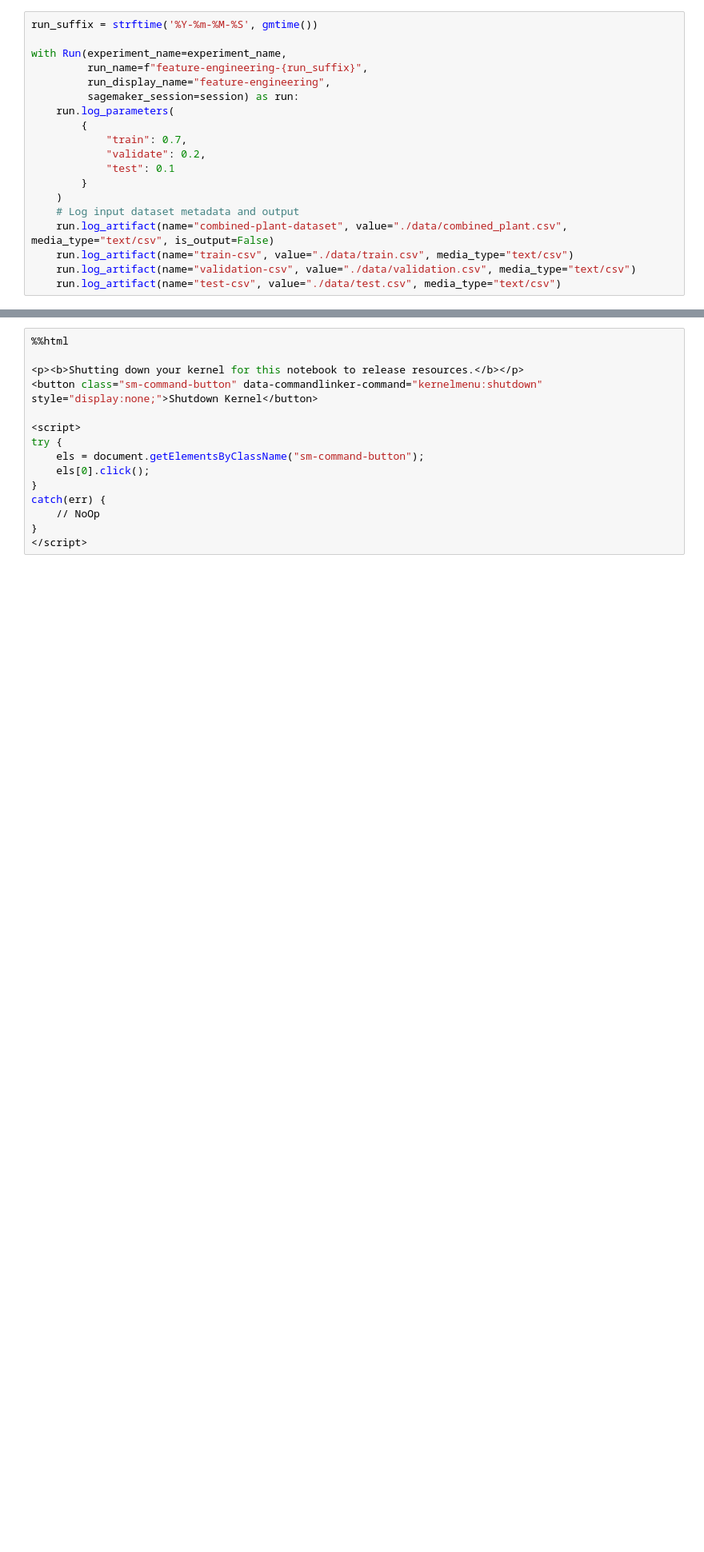
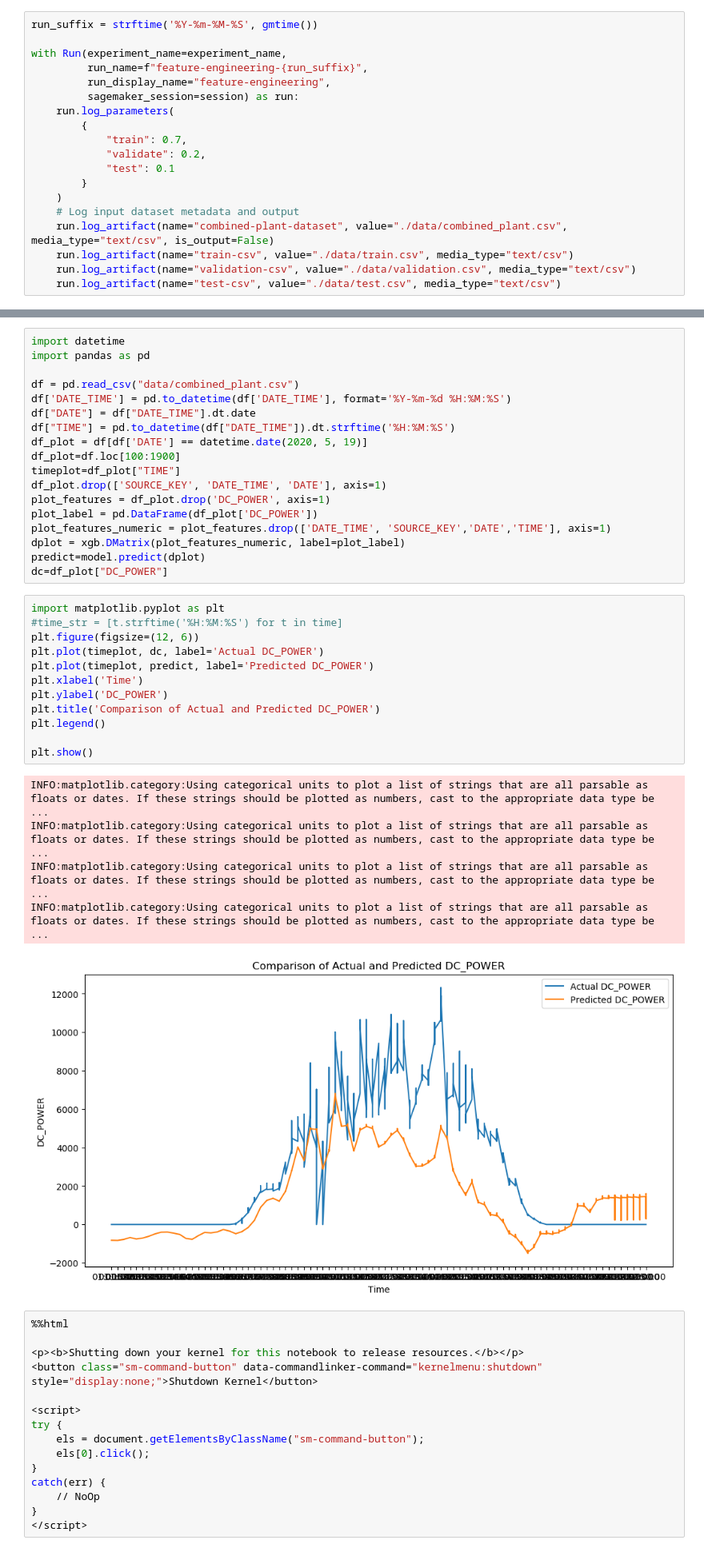
Before and after one commit to Maram99Alhinai/Solar-Power-Forecasting, a Jupyter notebook: solar_exp.ipynb, the cells around one changed output, grey strips where cells are left out. Shown at 80% size. Saved outputs shown, nothing was run; the diff lists cells and outputs as text; blank space fills up the shorter version.

Commit message:
clean the repo and add plot

```diff
--- a/solar_exp.ipynb
+++ b/solar_exp.ipynb
@@ -270,3 +278,39 @@ ResourceLimitExceeded: An error occurred (ResourceLimitExceeded) when calling th
+# %%
+import datetime
+import pandas as pd
+
+df = pd.read_csv("data/combined_plant.csv")
+df['DATE_TIME'] = pd.to_datetime(df['DATE_TIME'], format='%Y-%m-%d %H:%M:%S')
+df["DATE"] = df["DATE_TIME"].dt.date
+df["TIME"] = pd.to_datetime(df["DATE_TIME"]).dt.strftime('%H:%M:%S')
+df_plot = df[df['DATE'] == datetime.date(2020, 5, 19)]
+df_plot=df.loc[100:1900]
+timeplot=df_plot["TIME"]
+df_plot.drop(['SOURCE_KEY', 'DATE_TIME', 'DATE'], axis=1)
+plot_features = df_plot.drop('DC_POWER', axis=1)
+plot_label = pd.DataFrame(df_plot['DC_POWER'])
+plot_features_numeric = plot_features.drop(['DATE_TIME', 'SOURCE_KEY','DATE','TIME'], axis=1)
+dplot = xgb.DMatrix(plot_features_numeric, label=plot_label)
+predict=model.predict(dplot)
+dc=df_plot["DC_POWER"]
+# %%
+import matplotlib.pyplot as plt
+#time_str = [t.strftime('%H:%M:%S') for t in time]
+plt.figure(figsize=(12, 6))
+plt.plot(timeplot, dc, label='Actual DC_POWER')
+plt.plot(timeplot, predict, label='Predicted DC_POWER')
+plt.xlabel('Time')
+plt.ylabel('DC_POWER')
+plt.title('Comparison of Actual and Predicted DC_POWER')
+plt.legend()
+
+plt.show()
+# %% [output]
+INFO:matplotlib.category:Using categorical units to plot a list of strings that are all parsable as floats or dates. If these strings should be plotted as numbers, cast to the appropriate data type be ...
+INFO:matplotlib.category:Using categorical units to plot a list of strings that are all parsable as floats or dates. If these strings should be plotted as numbers, cast to the appropriate data type be ...
+INFO:matplotlib.category:Using categorical units to plot a list of strings that are all parsable as floats or dates. If these strings should be plotted as numbers, cast to the appropriate data type be ...
+INFO:matplotlib.category:Using categorical units to plot a list of strings that are all parsable as floats or dates. If these strings should be plotted as numbers, cast to the appropriate data type be ...
+[figure, added]
 # %%
 %%html
 
```
Also changed, not shown: parts of 5 cells of this notebook, 17 other files.
